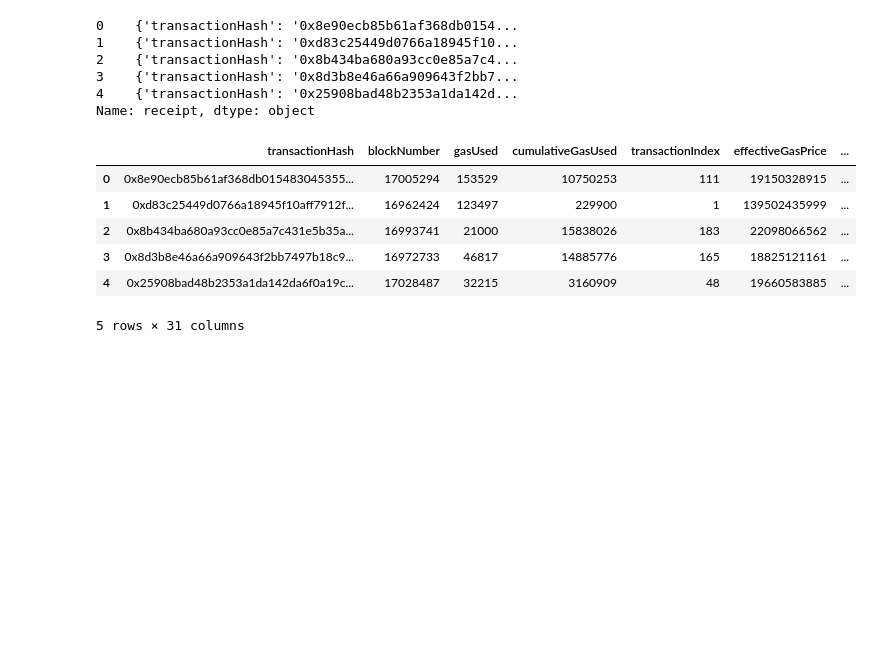
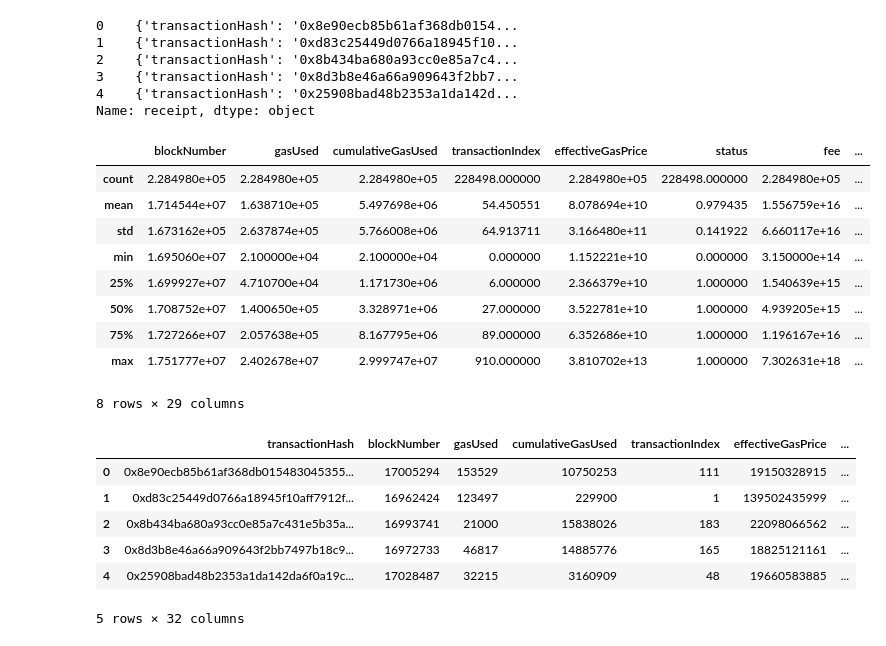
Before and after one commit to liamti5/Graph-Inverse-Reinforcement-Learning-for-MEV-Detection-on-Ethereum, a Jupyter notebook: notebooks/1.01-lte-features-logs.ipynb, the cells around one changed output. Cells and saved outputs as stored; diff of their text form; code cells hidden in the pictures; blank space fills up the shorter version.

```diff
--- a/notebooks/1.01-lte-features-logs.ipynb
+++ b/notebooks/1.01-lte-features-logs.ipynb
@@ -118,3 +117,4 @@ features_dd = dd_class0["receipt"].apply(
 # %%
-features = features_dd.compute()
+features_class0 = dd_features_class0.compute()
+features_class1 = dd_features_class1.compute()
 # %%
@@ -122,5 +128,18 @@ features_df = pd.DataFrame(list(features))
+# %%
+df_features.describe()
+# %% [output]
+|  | blockNumber | gasUsed | cumulativeGasUsed | transactionIndex | effectiveGasPrice | status | fee | ... |
+| count | 2.284980e+05 | 2.284980e+05 | 2.284980e+05 | 228498.000000 | 2.284980e+05 | 228498.000000 | 2.284980e+05 | ... |
+| mean | 1.714544e+07 | 1.638710e+05 | 5.497698e+06 | 54.450551 | 8.078694e+10 | 0.979435 | 1.556759e+16 | ... |
+| std | 1.673162e+05 | 2.637874e+05 | 5.766008e+06 | 64.913711 | 3.166480e+11 | 0.141922 | 6.660117e+16 | ... |
+| min | 1.695060e+07 | 2.100000e+04 | 2.100000e+04 | 0.000000 | 1.152221e+10 | 0.000000 | 3.150000e+14 | ... |
+| 25% | 1.699927e+07 | 4.710700e+04 | 1.171730e+06 | 6.000000 | 2.366379e+10 | 1.000000 | 1.540639e+15 | ... |
+| 50% | 1.708752e+07 | 1.400650e+05 | 3.328971e+06 | 27.000000 | 3.522781e+10 | 1.000000 | 4.939205e+15 | ... |
+| 75% | 1.727266e+07 | 2.057638e+05 | 8.167795e+06 | 89.000000 | 6.352686e+10 | 1.000000 | 1.196167e+16 | ... |
+| max | 1.751777e+07 | 2.402678e+07 | 2.999747e+07 | 910.000000 | 3.810702e+13 | 1.000000 | 7.302631e+18 | ... |
+8 rows × 29 columns
 # %%
-features_df.head()
+df_features.head()
 # %% [output]
 |  | transactionHash | blockNumber | gasUsed | cumulativeGasUsed | transactionIndex | effectiveGasPrice | ... |
 | 0 | 0x8e90ecb85b61af368db015483045355... | 17005294 | 153529 | 10750253 | 111 | 19150328915 | ... |
@@ -128,4 +147,4 @@ features_df.head()
 | 2 | 0x8b434ba680a93cc0e85a7c431e5b35a... | 16993741 | 21000 | 15838026 | 183 | 22098066562 | ... |
 | 3 | 0x8d3b8e46a66a909643f2bb7497b18c9... | 16972733 | 46817 | 14885776 | 165 | 18825121161 | ... |
 | 4 | 0x25908bad48b2353a1da142da6f0a19c... | 17028487 | 32215 | 3160909 | 48 | 19660583885 | ... |
-5 rows × 31 columns
+5 rows × 32 columns
```
Also changed, not shown: parts of 14 cells of this notebook.
